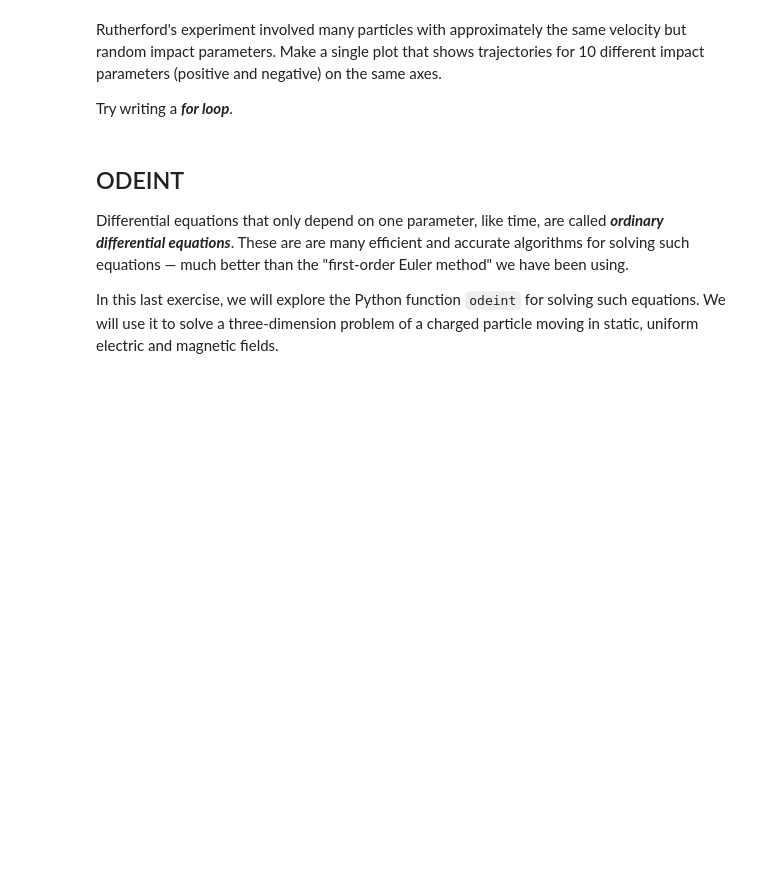
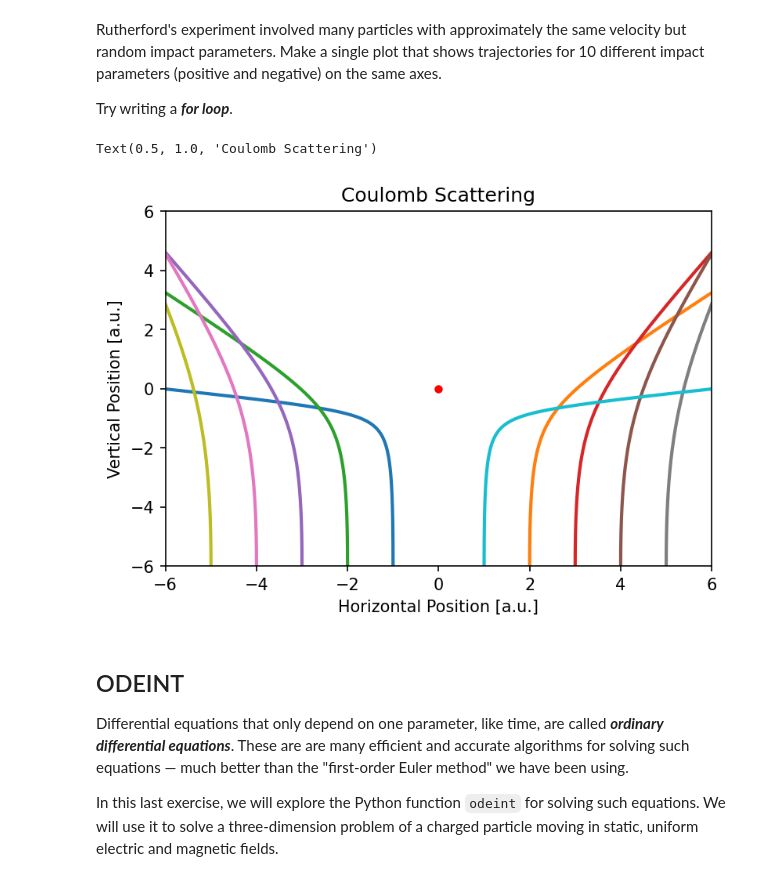
Before and after one commit to dr-kinder/electrodynamics, a Jupyter notebook: week-03/05-equations-of-motion.ipynb, the cells around one changed output. Drawn from its saved outputs; the diff is of its cells as text; code cells hidden in the pictures; blank space fills up the shorter version.

```diff
--- a/week-03/05-equations-of-motion.ipynb
+++ b/week-03/05-equations-of-motion.ipynb
@@ -230,6 +236,51 @@ Repeat the analysis for two charges with opposite signs.  Try changing the initi
 Rutherford's experiment involved many particles with approximately the same velocity but random impact parameters.  Make a single plot that shows trajectories for 10 different impact parameters (positive and negative) on the same axes.
 
 Try writing a ***for loop***.
+# %%
+# Generate a trajectories for repulsive interaction.
+v0 = 1.0
+q  = +1
+Q  = +1
+L  = 6
+
+b = [1,-1,2,-2,3,-3,4,-4,5,-5]
+
+# Create a figure.
+plt.figure(dpi=150)
+
+# Generate a trajectory.
+x1, y1, t = get_trajectory(b[1], v0, q, Q, L)
+x2, y2, t = get_trajectory(b[2], v0, q, Q, L)
+x3, y3, t = get_trajectory(b[3], v0, q, Q, L)
+x4, y4, t = get_trajectory(b[4], v0, q, Q, L)
+x5, y5, t = get_trajectory(b[5], v0, q, Q, L)
+x6, y6, t = get_trajectory(b[6], v0, q, Q, L)
+x7, y7, t = get_trajectory(b[7], v0, q, Q, L)
+x8, y8, t = get_trajectory(b[8], v0, q, Q, L)
+x9, y9, t = get_trajectory(b[9], v0, q, Q, L)
+x10, y10, t = get_trajectory(b[0], v0, q, Q, L)
+
+# Plot it.
+plt.plot(x1,y1, lw=2)
+plt.plot(x2,y2, lw=2)
+plt.plot(x3,y3, lw=2)
+plt.plot(x4,y4, lw=2)
+plt.plot(x5,y5, lw=2)
+plt.plot(x6,y6, lw=2)
+plt.plot(x7,y7, lw=2)
+plt.plot(x8,y8, lw=2)
+plt.plot(x9,y9, lw=2)
+plt.plot(x10,y10, lw=2)
+
+# Add labels and title.
+plt.plot(0,0,'ro', ms=4)
+plt.axis([-L,L,-L,L])
+plt.xlabel('Horizontal Position [a.u.]')
+plt.ylabel('Vertical Position [a.u.]')
+plt.title('Coulomb Scattering')
+# %% [output]
+Text(0.5, 1.0, 'Coulomb Scattering')
+[figure, added]
 # %% [markdown]
 ## ODEINT
 
```
Also changed, not shown: parts of 14 cells of this notebook.
